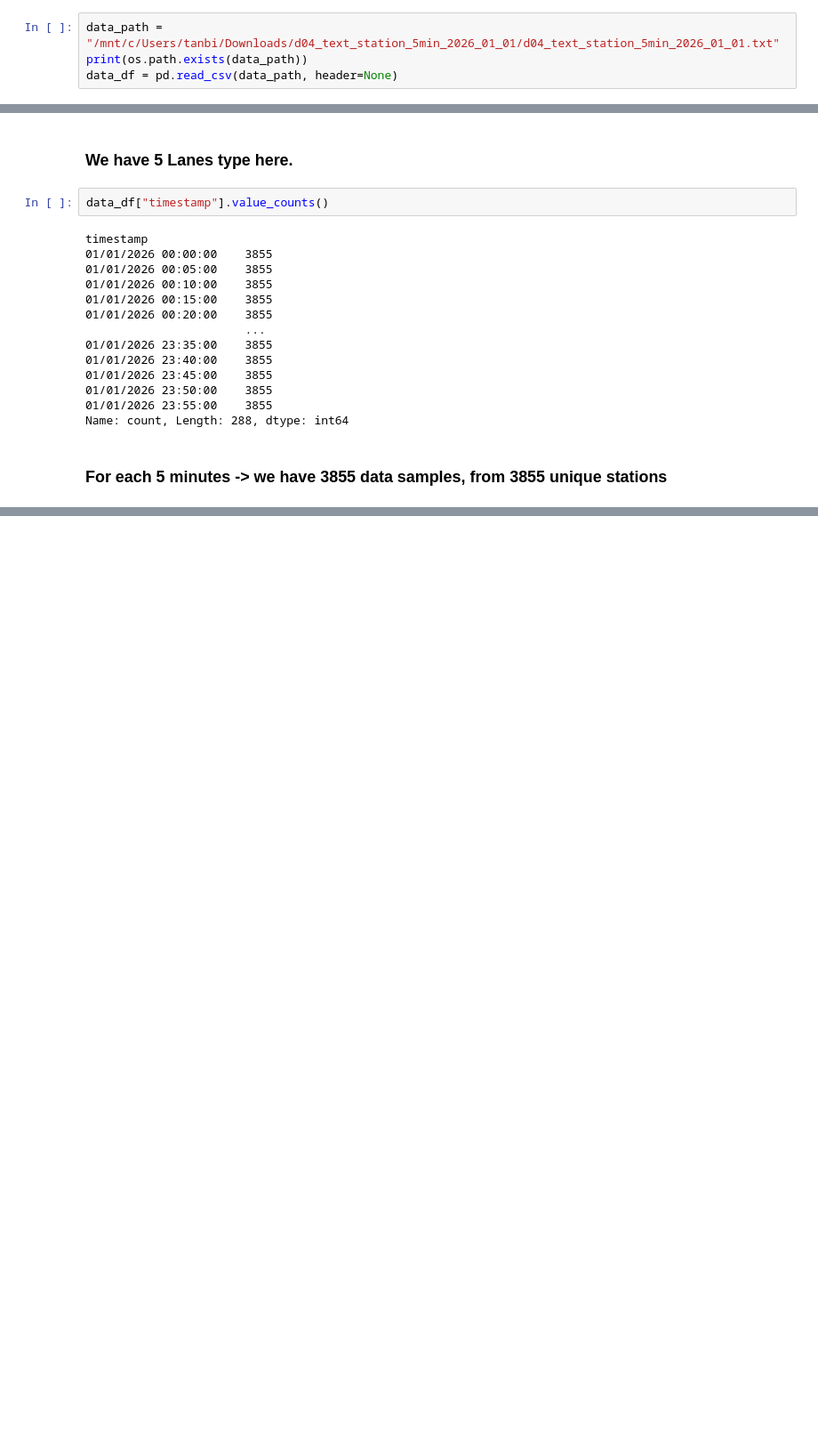
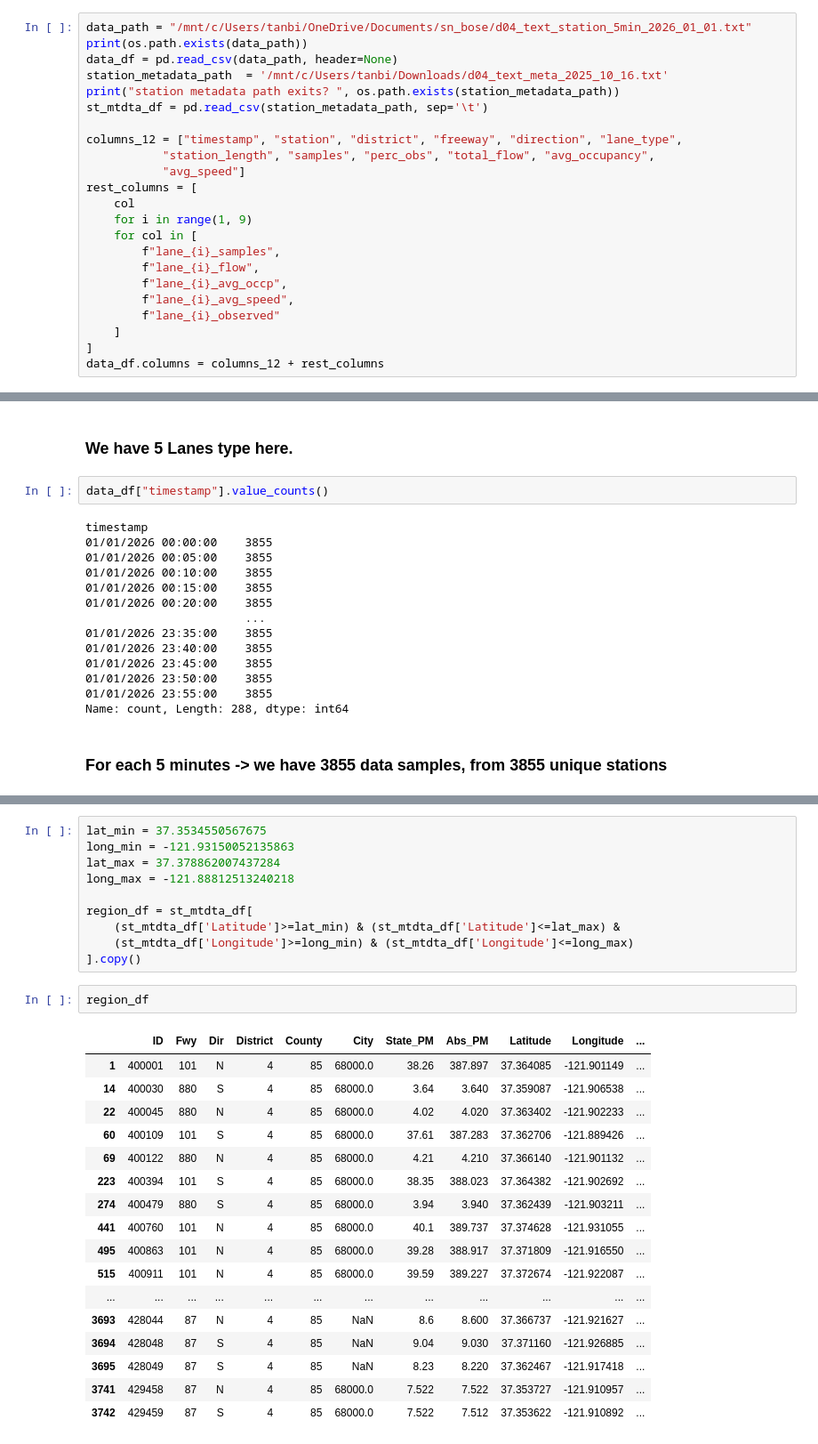
Before and after one commit to judgeofmyown/Traffic-Congestion, a Jupyter notebook: dataset_eda.ipynb, the cells around one changed output, grey strips where cells are left out. Shown at 89% size. Drawn from its saved outputs; the diff is of its cells as text; blank space fills up the shorter version.

```diff
--- a/dataset_eda.ipynb
+++ b/dataset_eda.ipynb
@@ -6,6 +7,25 @@ import os
 # %%
-data_path = "/mnt/c/Users/tanbi/Downloads/d04_text_station_5min_2026_01_01/d04_text_station_5min_2026_01_01.txt"
+data_path = "/mnt/c/Users/tanbi/OneDrive/Documents/sn_bose/d04_text_station_5min_2026_01_01.txt"
 print(os.path.exists(data_path))
 data_df = pd.read_csv(data_path, header=None)
+station_metadata_path  = '/mnt/c/Users/tanbi/Downloads/d04_text_meta_2025_10_16.txt'
+print("station metadata path exits? ", os.path.exists(station_metadata_path))
+st_mtdta_df = pd.read_csv(station_metadata_path, sep='\t')
+
+columns_12 = ["timestamp", "station", "district", "freeway", "direction", "lane_type",
+           "station_length", "samples", "perc_obs", "total_flow", "avg_occupancy",
+           "avg_speed"]
+rest_columns = [
+    col
+    for i in range(1, 9)
+    for col in [
+        f"lane_{i}_samples",
+        f"lane_{i}_flow",
+        f"lane_{i}_avg_occp",
+        f"lane_{i}_avg_speed",
+        f"lane_{i}_observed"
+    ]
+]
+data_df.columns = columns_12 + rest_columns
 # %% [output]
 True
@@ -206,0 +158,30 @@ Index([400000, 400001, 400002, 400006, 400007, 400009, 400010, 400011, 400014,
+# %%
+lat_min = 37.3534550567675
+long_min = -121.93150052135863
+lat_max = 37.378862007437284
+long_max = -121.88812513240218
+
+region_df = st_mtdta_df[
+    (st_mtdta_df['Latitude']>=lat_min) & (st_mtdta_df['Latitude']<=lat_max) &
+    (st_mtdta_df['Longitude']>=long_min) & (st_mtdta_df['Longitude']<=long_max)
+].copy()
+# %%
+region_df
+# %% [output]
+|  | ID | Fwy | Dir | District | County | City | State_PM | Abs_PM | Latitude | Longitude | ... |
+| 1 | 400001 | 101 | N | 4 | 85 | 68000.0 | 38.26 | 387.897 | 37.364085 | -121.901149 | ... |
+| 14 | 400030 | 880 | S | 4 | 85 | 68000.0 | 3.64 | 3.640 | 37.359087 | -121.906538 | ... |
+| 22 | 400045 | 880 | N | 4 | 85 | 68000.0 | 4.02 | 4.020 | 37.363402 | -121.902233 | ... |
+| 60 | 400109 | 101 | S | 4 | 85 | 68000.0 | 37.61 | 387.283 | 37.362706 | -121.889426 | ... |
+| 69 | 400122 | 880 | N | 4 | 85 | 68000.0 | 4.21 | 4.210 | 37.366140 | -121.901132 | ... |
+| 223 | 400394 | 101 | S | 4 | 85 | 68000.0 | 38.35 | 388.023 | 37.364382 | -121.902692 | ... |
+| 274 | 400479 | 880 | S | 4 | 85 | 68000.0 | 3.94 | 3.940 | 37.362439 | -121.903211 | ... |
+| 441 | 400760 | 101 | N | 4 | 85 | 68000.0 | 40.1 | 389.737 | 37.374628 | -121.931055 | ... |
+| 495 | 400863 | 101 | N | 4 | 85 | 68000.0 | 39.28 | 388.917 | 37.371809 | -121.916550 | ... |
+| 515 | 400911 | 101 | N | 4 | 85 | 68000.0 | 39.59 | 389.227 | 37.372674 | -121.922087 | ... |
+| ... | ... | ... | ... | ... | ... | ... | ... | ... | ... | ... | ... |
+| 3693 | 428044 | 87 | N | 4 | 85 | NaN | 8.6 | 8.600 | 37.366737 | -121.921627 | ... |
+| 3694 | 428048 | 87 | S | 4 | 85 | NaN | 9.04 | 9.030 | 37.371160 | -121.926885 | ... |
+| 3695 | 428049 | 87 | S | 4 | 85 | NaN | 8.23 | 8.220 | 37.362467 | -121.917418 | ... |
+| 3741 | 429458 | 87 | N | 4 | 85 | 68000.0 | 7.522 | 7.522 | 37.353727 | -121.910957 | ... |
+| 3742 | 429459 | 87 | S | 4 | 85 | 68000.0 | 7.522 | 7.512 | 37.353622 | -121.910892 | ... |
```
Also changed, not shown: parts of 18 cells of this notebook, 22 other files.
